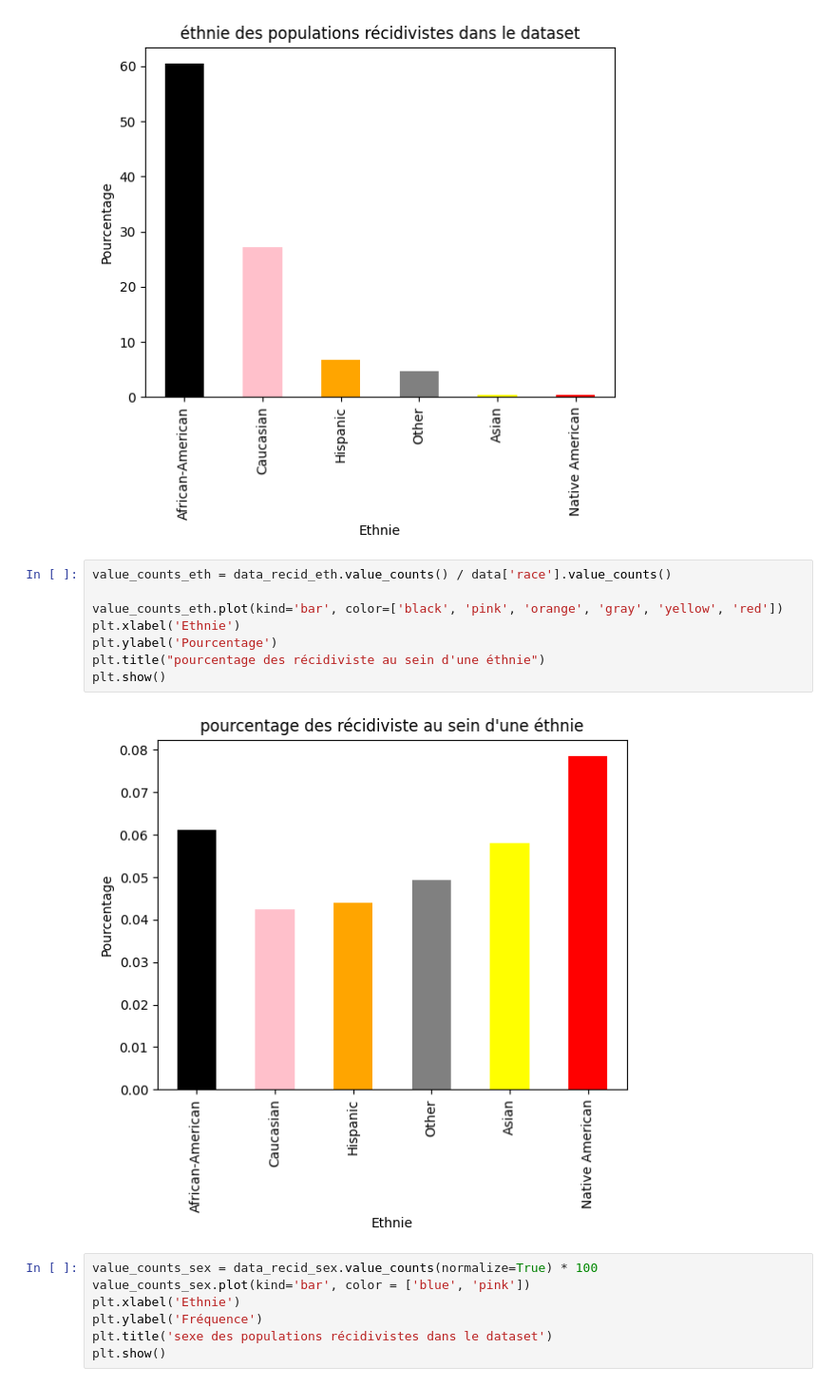
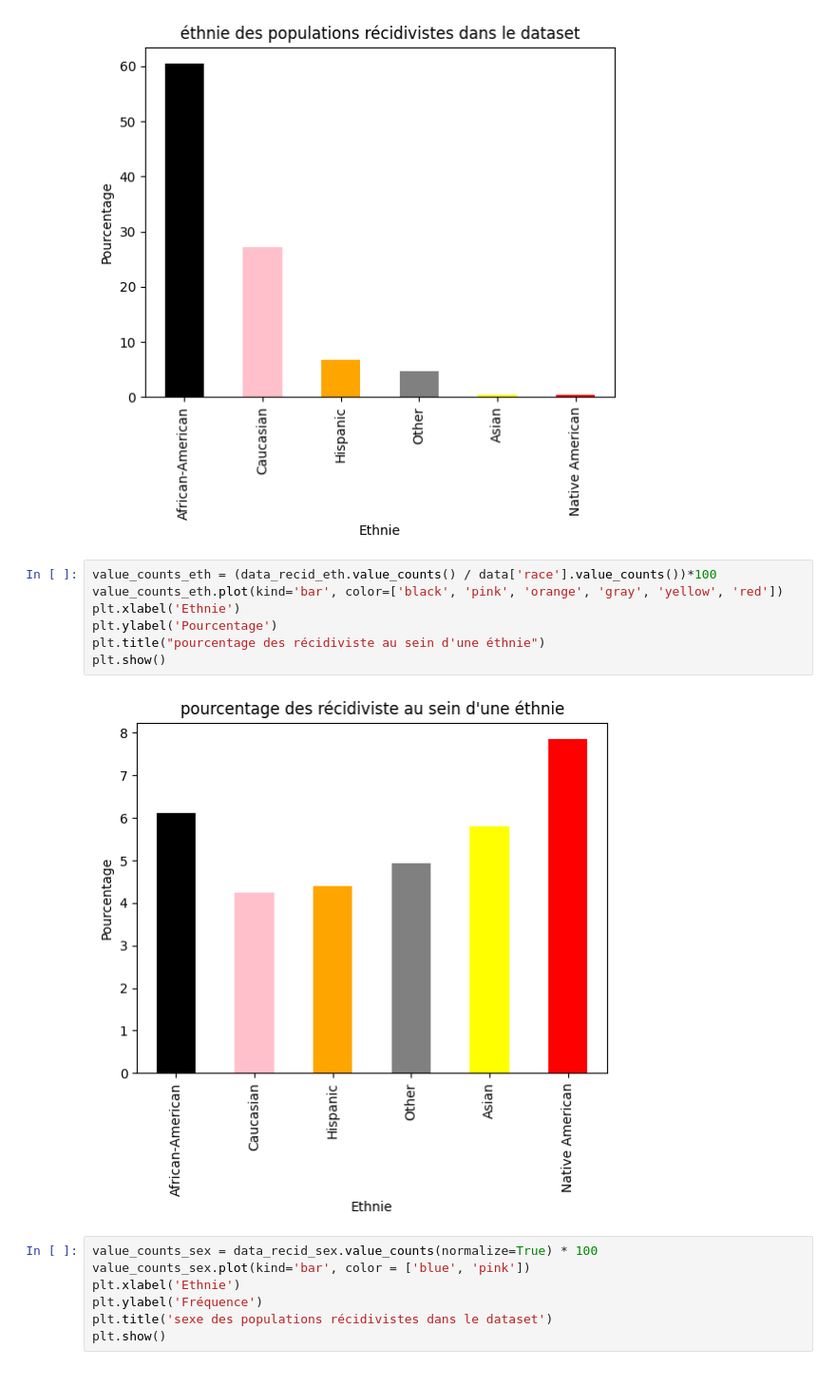
Before and after one commit to RonangLeSang/PROJ831, a Jupyter notebook: stats_recidiv.ipynb, the cells around one changed output. Shown at 95% size. Cells and saved outputs as stored; diff of their text form.

```diff
--- a/stats_recidiv.ipynb
+++ b/stats_recidiv.ipynb
@@ -48,15 +50,14 @@ plt.show()
 # %% [output]
 [figure]
 # %%
-value_counts_eth = data_recid_eth.value_counts() / data['race'].value_counts()
-
+value_counts_eth = (data_recid_eth.value_counts() / data['race'].value_counts())*100
 value_counts_eth.plot(kind='bar', color=['black', 'pink', 'orange', 'gray', 'yellow', 'red'])
 plt.xlabel('Ethnie')
 plt.ylabel('Pourcentage')
 plt.title("pourcentage des récidiviste au sein d'une éthnie")
 plt.show()
 # %% [output]
-[figure, old version]
+[figure, new version]
 # %%
 value_counts_sex = data_recid_sex.value_counts(normalize=True) * 100
 value_counts_sex.plot(kind='bar', color = ['blue', 'pink'])
```
Also changed, not shown: parts of 4 cells of this notebook, 2 other files.
